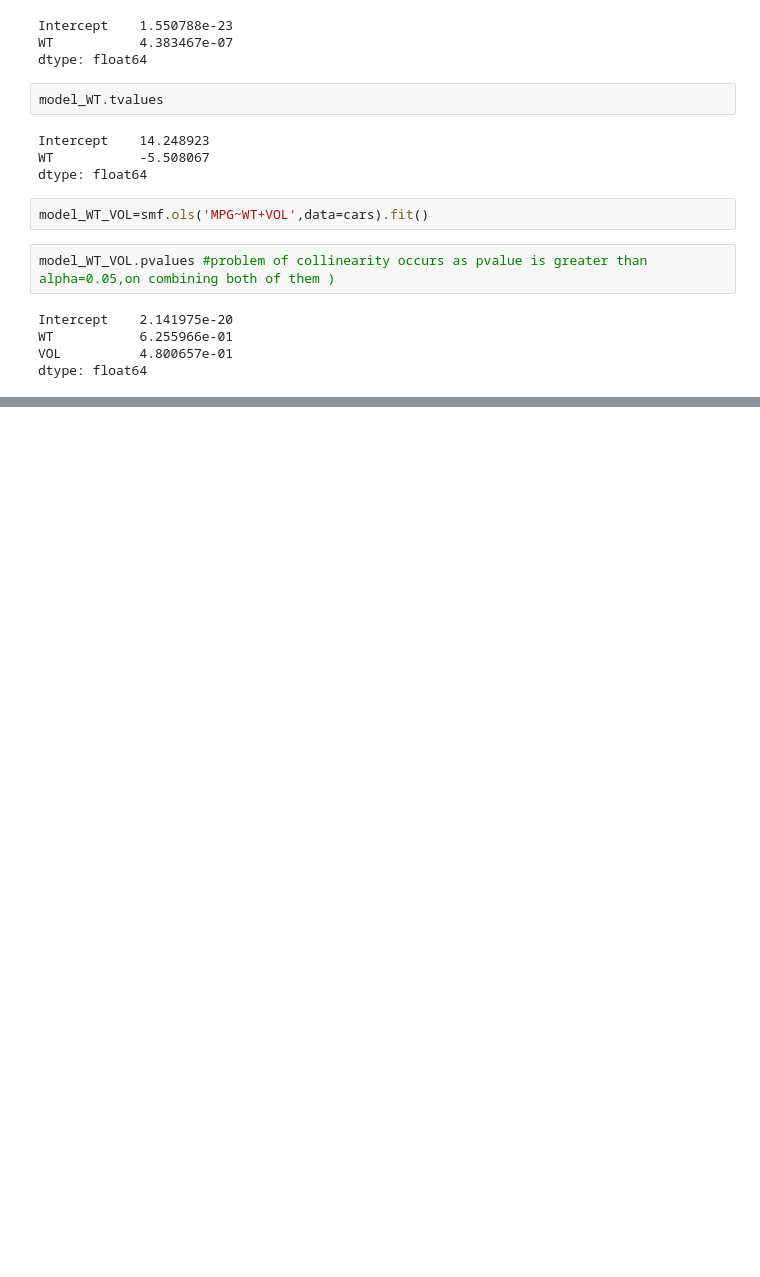
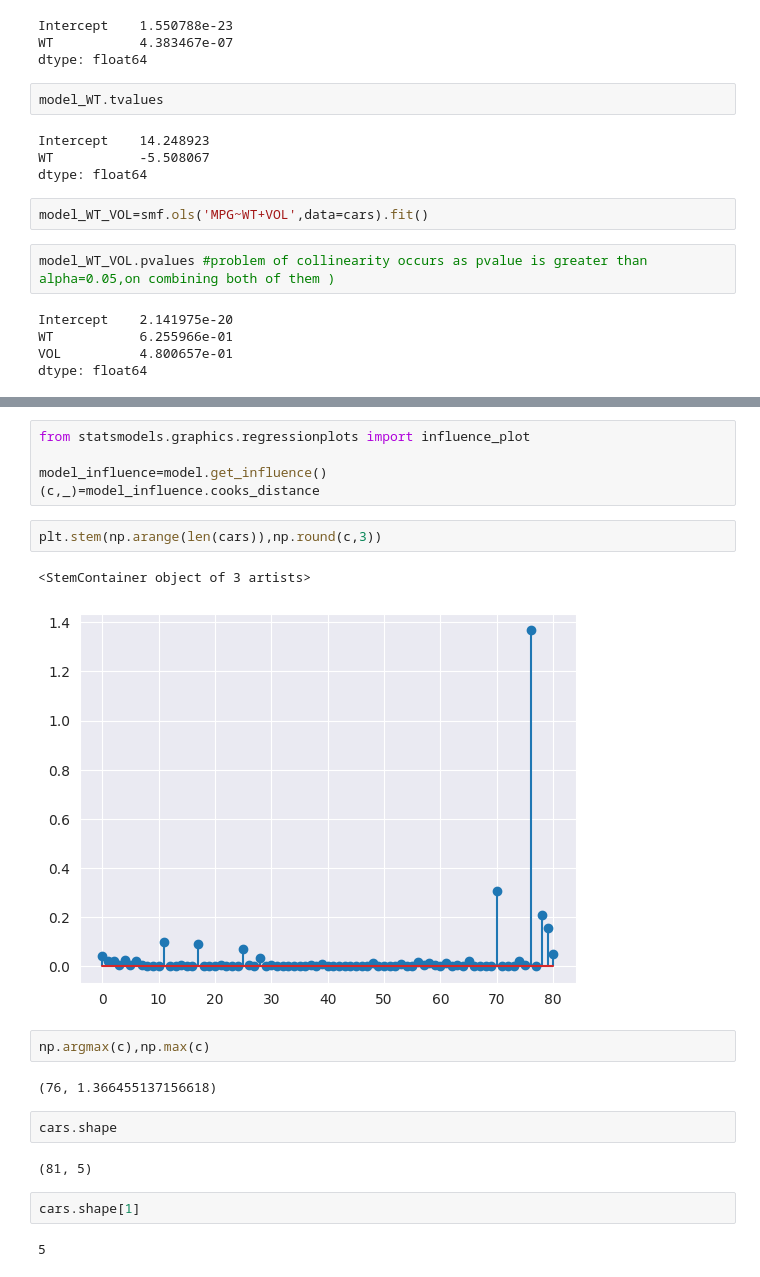
Before and after one commit to Ravindrakumarnayak/Machine_learning, a Jupyter notebook: multi_regression_model_practice.ipynb, the cells around one changed output, grey strips where cells are left out. Cells and saved outputs as stored; diff of their text form; blank space fills up the shorter version.

```diff
--- a/multi_regression_model_practice.ipynb
+++ b/multi_regression_model_practice.ipynb
@@ -175,0 +247,22 @@ dtype: float64
+# %%
+from statsmodels.graphics.regressionplots import influence_plot
+
+model_influence=model.get_influence()
+(c,_)=model_influence.cooks_distance
+# %%
+plt.stem(np.arange(len(cars)),np.round(c,3))
+# %% [output]
+<StemContainer object of 3 artists>
+[figure, added]
+# %%
+np.argmax(c),np.max(c)
+# %% [output]
+(76, 1.366455137156618)
+# %%
+cars.shape
+# %% [output]
+(81, 5)
+# %%
+cars.shape[1]
+# %% [output]
+5
```
Also changed, not shown: parts of 18 cells of this notebook.
